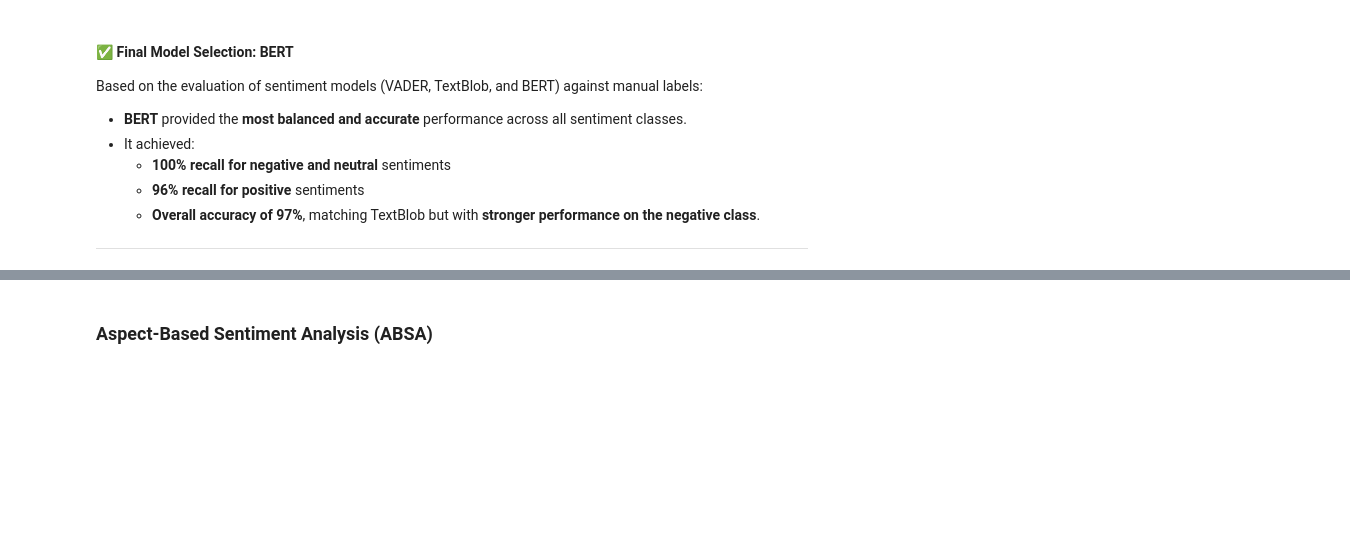
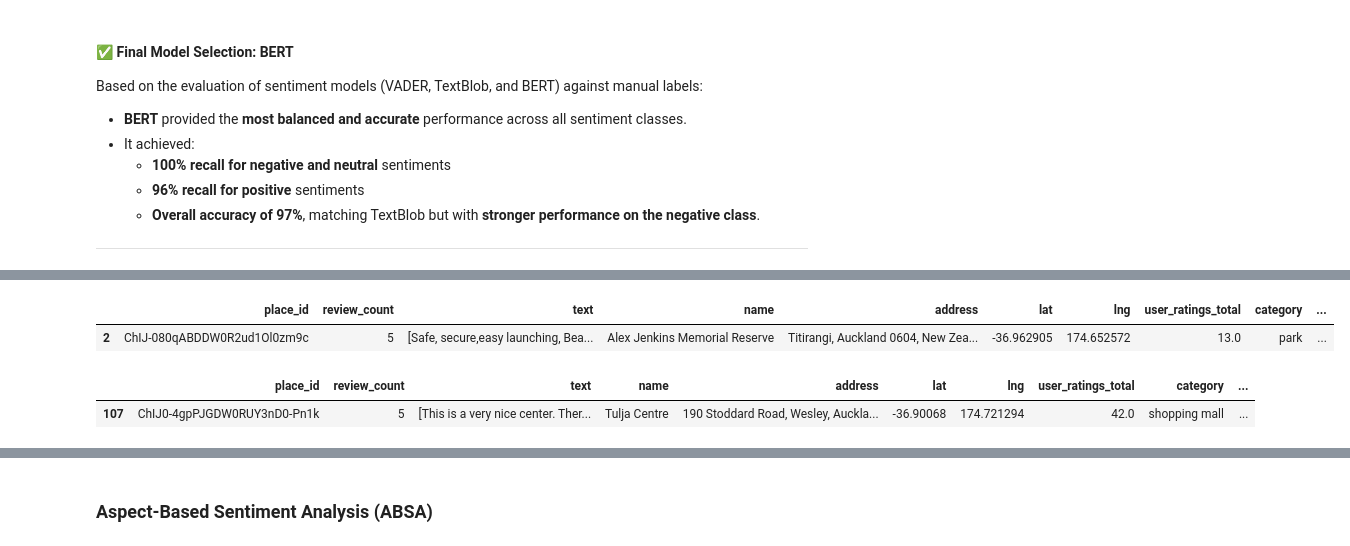
Before and after one commit to arjunnkk/place-sentiment-map., a Jupyter notebook: Sent files/Sent.ipynb, the cells around one changed output, grey strips where cells are left out. Cells and saved outputs as stored; diff of their text form; code cells hidden in the pictures; blank space fills up the shorter version.

Commit message:
Add files via upload
Merged all files and added sentiment score

```diff
--- a/Sent files/Sent.ipynb
+++ b/Sent files/Sent.ipynb
@@ -366,13 +556,38 @@ bert_classifier = pipeline("sentiment-analysis", model="siebert/sentiment-robert
 # %%
-# Define function to get sentiment per review
-def get_bert_sentiment_per_review(cleaned_reviews):
+def get_bert_sentiment(cleaned_reviews):
     if not isinstance(cleaned_reviews, list):
-        return []
+        return pd.Series([[], 0.0, 0.0, 0.0, "neutral"],
+                         index=["bert_sentiment", "bert_score", "bert_pos", "bert_neg", "bert_label"])
 
-    results = []
+    labels = []
+    scores = []
+
     for review in cleaned_reviews:
         if isinstance(review, str) and review.strip():
-            pred = bert_classifier(review[:512])[0]  # Truncate to 512 tokens
-            results.append((pred["label"].lower()))
-    return results
+            pred = bert_classifier(review[:512])[0]
+            label = pred["label"].lower()
+            score = pred["score"]
+
+            labels.append(label)
+            if label == "positive":
+                scores.append(score)
+            elif label == "negative":
+                scores.append(-score)
+
+    total = len(labels)
+    pos = labels.count("positive")
+    neg = labels.count("negative")
+    pct_pos = pos / total if total > 0 else 0.0
+    pct_neg = neg / total if total > 0 else 0.0
+    avg_score = round(sum(scores) / len(scores), 4) if scores else 0.0
+
+    if pos > neg:
+        overall = "positive"
+    elif neg > pos:
+        overall = "negative"
+    else:
+        overall = "neutral"
+
+    return pd.Series([labels, avg_score, pct_pos, pct_neg, overall],
+                     index=["bert_sentiment", "bert_score", "bert_pos", "bert_neg", "bert_label"])
 # %%
@@ -510,4 +709,7 @@ rest_df.to_excel("restaurants_sentiment.xlsx", index=False)
 # %%
-park_df["bert_sentiment"] = park_df["clean_texts"].apply(get_bert_sentiment_per_review)
+park_df[["bert_sentiment", "bert_score", "bert_pos", "bert_neg", "bert_label"]] = park_df["clean_texts"].apply(get_bert_sentiment)
 park_df.head(1)
+# %% [output]
+|  | place_id | review_count | text | name | address | lat | lng | user_ratings_total | category | ... |
+| 2 | ChIJ-080qABDDW0R2ud1Ol0zm9c | 5 | [Safe, secure,easy launching, Bea... | Alex Jenkins Memorial Reserve | Titirangi, Auckland 0604, New Zea... | -36.962905 | 174.652572 | 13.0 | park | ... |
 # %%
@@ -516,6 +716,9 @@ park_df[["bert_pos", "bert_neg", "bert_label"]] = park_df["bert_sentiment"].appl
 # Save to Excel
 park_df.to_excel("parks_sentiment.xlsx", index=False)
 # %%
-mall_df["bert_sentiment"] = mall_df["clean_texts"].apply(get_bert_sentiment_per_review)
+mall_df[["bert_sentiment", "bert_score", "bert_pos", "bert_neg", "bert_label"]] = mall_df["clean_texts"].apply(get_bert_sentiment)
 mall_df.head(1)
+# %% [output]
+|  | place_id | review_count | text | name | address | lat | lng | user_ratings_total | category | ... |
+| 107 | ChIJ0-4gpPJGDW0RUY3nD0-Pn1k | 5 | [This is a very nice center. Ther... | Tulja Centre | 190 Stoddard Road, Wesley, Auckla... | -36.90068 | 174.721294 | 42.0 | shopping mall | ... |
 # %%
```
Also changed, not shown: parts of 40 cells of this notebook, 5 other files.
